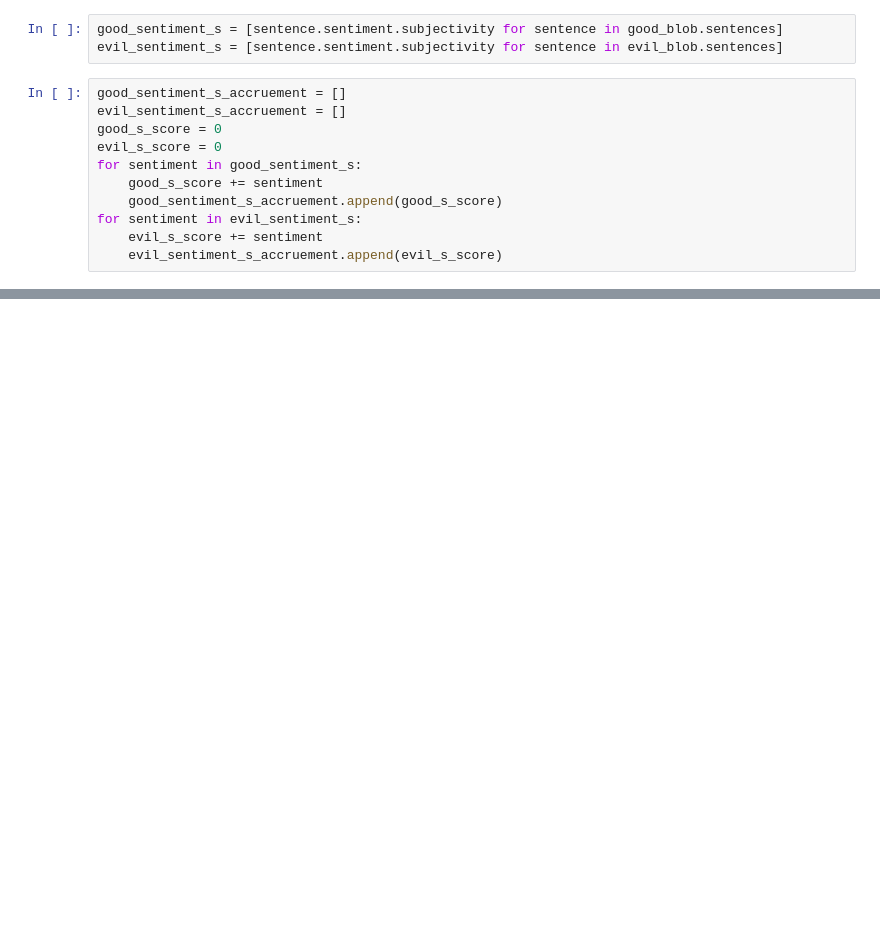
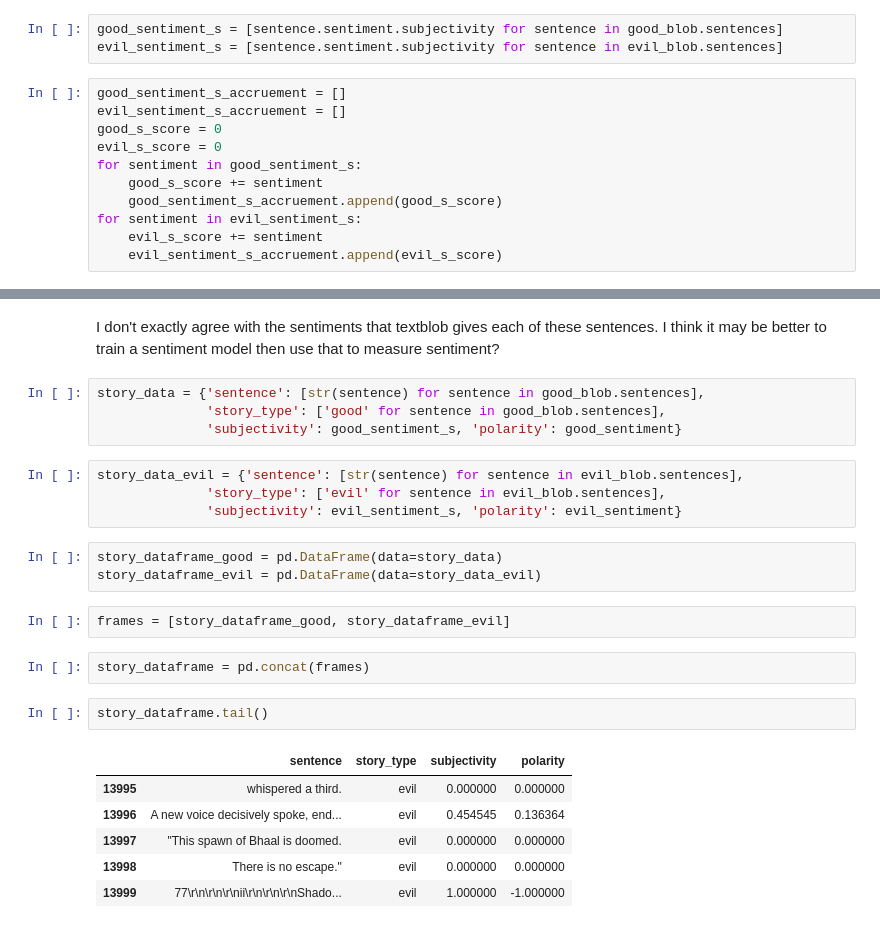
Before and after one commit to jperumpel/baldurs_gate_sentiment, a Jupyter notebook: textBlob_analysis.ipynb, the cells around one changed output, grey strips where cells are left out. Saved outputs shown, nothing was run; the diff lists cells and outputs as text; blank space fills up the shorter version.

Commit message:
creating a dataframe with information, will need to clean

```diff
--- a/textBlob_analysis.ipynb
+++ b/textBlob_analysis.ipynb
@@ -99,0 +148,26 @@ sns.despine()
+# %% [markdown]
+I don't exactly agree with the sentiments that textblob gives each of these sentences. I think it may be better to train a sentiment model then use that to measure sentiment?
+# %%
+story_data = {'sentence': [str(sentence) for sentence in good_blob.sentences],
+              'story_type': ['good' for sentence in good_blob.sentences],
+              'subjectivity': good_sentiment_s, 'polarity': good_sentiment}
+# %%
+story_data_evil = {'sentence': [str(sentence) for sentence in evil_blob.sentences],
+              'story_type': ['evil' for sentence in evil_blob.sentences],
+              'subjectivity': evil_sentiment_s, 'polarity': evil_sentiment}
+# %%
+story_dataframe_good = pd.DataFrame(data=story_data)
+story_dataframe_evil = pd.DataFrame(data=story_data_evil)
+# %%
+frames = [story_dataframe_good, story_dataframe_evil]
+# %%
+story_dataframe = pd.concat(frames)
+# %%
+story_dataframe.tail()
+# %% [output]
+|  | sentence | story_type | subjectivity | polarity |
+| 13995 | whispered a third. | evil | 0.000000 | 0.000000 |
+| 13996 | A new voice decisively spoke, end... | evil | 0.454545 | 0.136364 |
+| 13997 | "This spawn of Bhaal is doomed. | evil | 0.000000 | 0.000000 |
+| 13998 | There is no escape." | evil | 0.000000 | 0.000000 |
+| 13999 | 77\r\n\r\n\r\nii\r\n\r\n\r\nShado... | evil | 1.000000 | -1.000000 |
```
Also changed, not shown: parts of 14 cells of this notebook.
